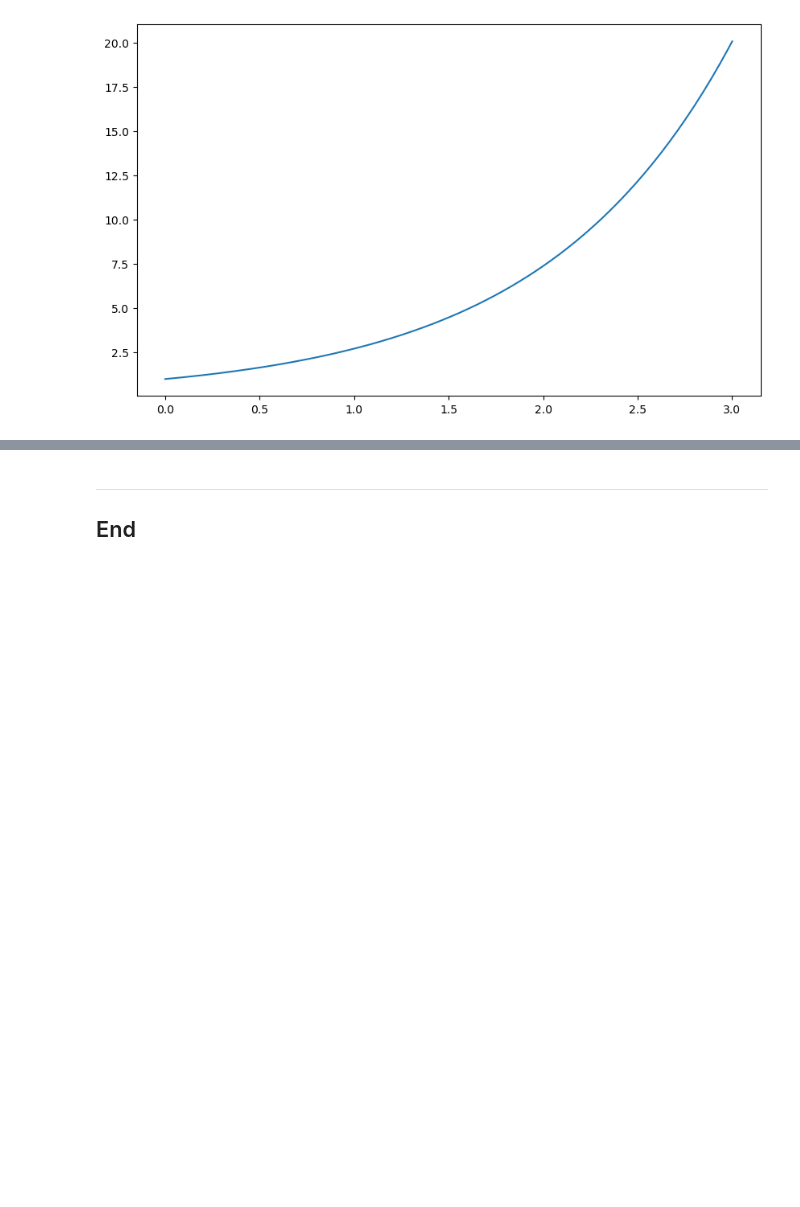
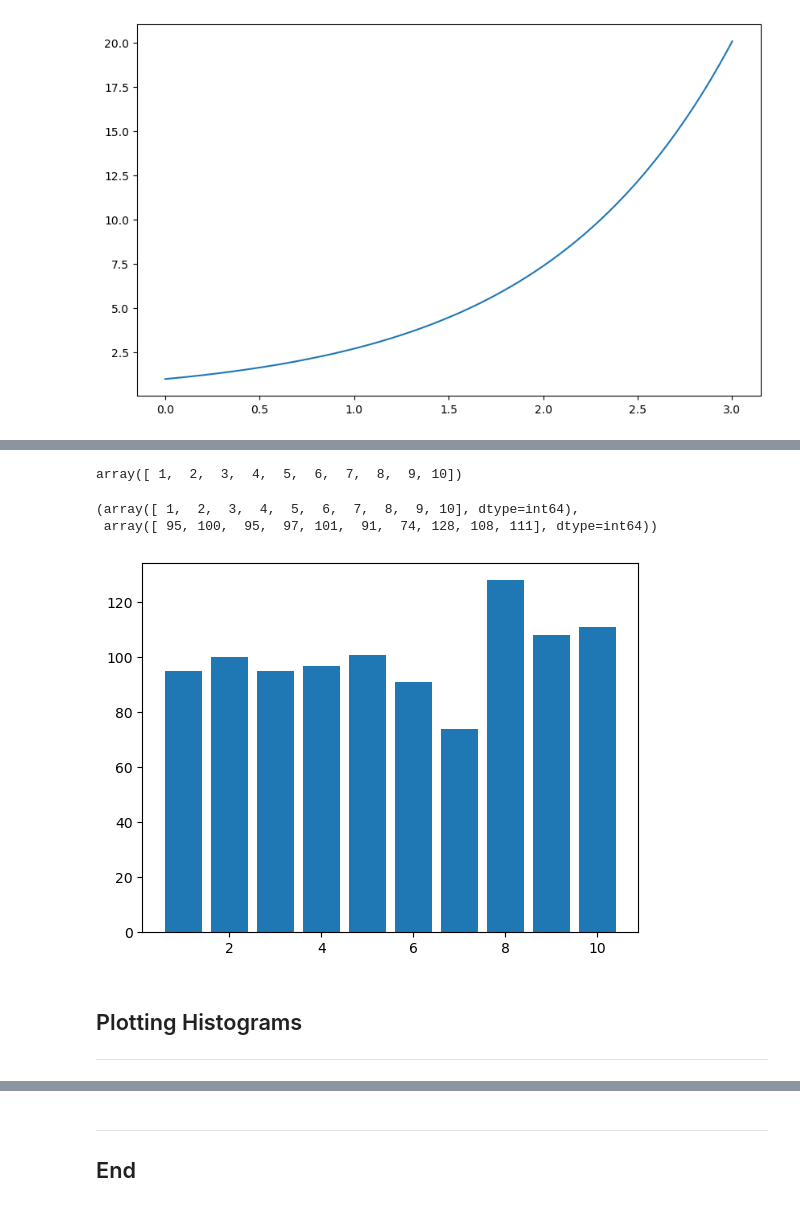
Before and after one commit to rachel-king4/fundamentalsofdataanalysis, a Jupyter notebook: mynotebook.ipynb, the cells around one changed output, grey strips where cells are left out. Saved outputs shown, nothing was run; the diff lists cells and outputs as text; code cells hidden in the pictures; blank space fills up the shorter version.

```diff
--- a/mynotebook.ipynb
+++ b/mynotebook.ipynb
@@ -34,0 +67,4 @@ plt.plot(x, y)
+# %%
+rng = np.random.default_rng()
+
+rng.integers(low=1, high=11, size=15)
@@ -34,0 +78,15 @@ plt.plot(x, y)
+# %%
+# The lowest integer allowed
+low = 1
+
+#The highest integer allowed
+high = 10
+
+# The number of integers to generate
+size = 1000
+# %%
+# Generate a list of random integers
+rand_ints = rng.integers(low=low, high=high + 1, size=size)
+
+# Show
+rand_ints
@@ -34,0 +111,29 @@ plt.plot(x, y)
+# %%
+# The range of x values
+x = np.arange(low, high + 1.0, dtype=int)
+
+# Show x
+x
+# %% [output]
+array([ 1,  2,  3,  4,  5,  6,  7,  8,  9, 10])
+# %%
+# The unique elements of rand_ints with counts
+x, counts= np.unique(rand_ints, return_counts=True)
+
+# Show the x and counts arrays
+x, counts
+# %% [output]
+(array([ 1,  2,  3,  4,  5,  6,  7,  8,  9, 10], dtype=int64),
+ array([ 95, 100,  95,  97, 101,  91,  74, 128, 108, 111], dtype=int64))
+# %%
+# Create an empty plot
+fig, ax = plt.subplots()
+
+# Plot a bar chart
+ax.bar(x, counts);
+# %% [output]
+[figure, added]
+# %% [markdown]
+## Plotting Histograms
+
+***
```
Also changed, not shown: parts of 21 cells of this notebook.
